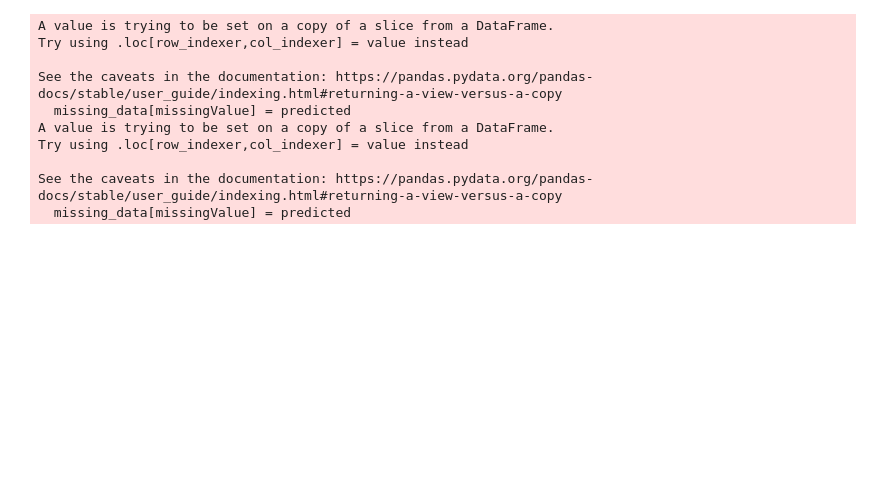
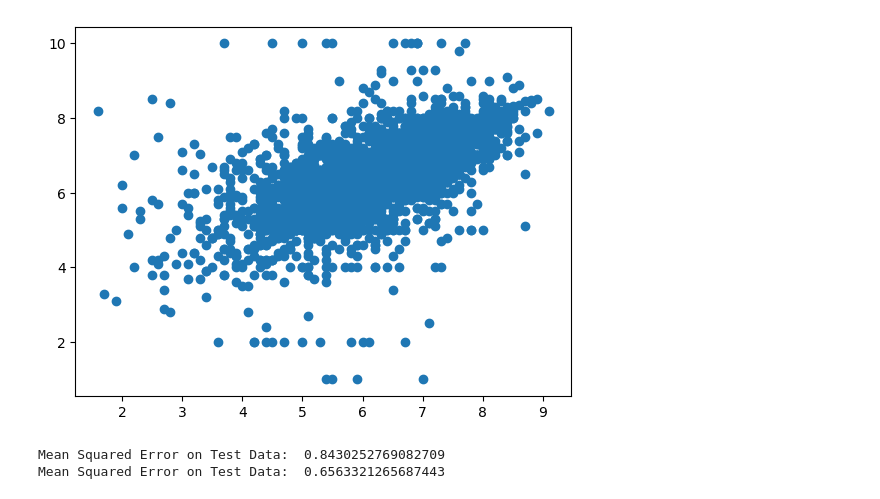
Before and after one commit to XiaoyingChen924/Movie_Popularity_Analysis, a Jupyter notebook: score.ipynb, the cells around one changed output. Saved outputs shown, nothing was run; the diff lists cells and outputs as text; code cells hidden in the pictures; blank space fills up the shorter version.

Commit message:
score analysis

```diff
--- a/score.ipynb
+++ b/score.ipynb
@@ -6,3 +10,10 @@ from sklearn.linear_model import LinearRegression
+# %%
+data = pd.read_csv("standardized.csv")
+# %%
+plt.scatter(x = data["imdb_score"], y = data["tmdb_score"])
+plt.show()
+# %% [output]
+[figure, added]
 # %%
 def regression(missingValue, predictedValue, file):
     data = pd.read_csv(file)
@@ -24,28 +42,15 @@ def regression(missingValue, predictedValue, file):
-# %%
-# data = pd.read_csv("movie_titles.csv")
-# # missing_data = data[data["imdb_score"].isnull()]
-# missing_data = data[data["imdb_score"].isnull() & ~data["tmdb_score"].isnull()]
-# non_missing_data = data.dropna(subset=["imdb_score", "tmdb_score"])
-
-# tmdb_score_train = non_missing_data[["tmdb_score"]]
-# imdb_score_train = non_missing_data["imdb_score"]
-
-# linear_model = LinearRegression()
-# linear_model.fit(tmdb_score_train, imdb_score_train)
-
-# predicted_imdb = linear_model.predict(missing_data[["tmdb_score"]])
-# missing_data["imdb_score"] = predicted_imdb
-
-regression("imdb_score", "tmdb_score", "movie_titles.csv")
-regression("tmdb_score", "imdb_score", "output.csv")
-# %% [output]
-A value is trying to be set on a copy of a slice from a DataFrame.
-Try using .loc[row_indexer,col_indexer] = value instead
-
-See the caveats in the documentation: https://pandas.pydata.org/pandas-docs/stable/user_guide/indexing.html#returning-a-view-versus-a-copy
-  missing_data[missingValue] = predicted
-A value is trying to be set on a copy of a slice from a DataFrame.
-Try using .loc[row_indexer,col_indexer] = value instead
-
-See the caveats in the documentation: https://pandas.pydata.org/pandas-docs/stable/user_guide/indexing.html#returning-a-view-versus-a-copy
-  missing_data[missingValue] = predicted
+# %%
+regression("imdb_score", "tmdb_score", "standardized.csv")
+regression("tmdb_score", "imdb_score", "score_processing.csv")
+
+data = pd.read_csv("score_processing.csv")
+data = data.dropna(subset = ["imdb_score", "tmdb_score"])
+data["weighted_avarage_score"] = 0.5 * data["imdb_score"] + 0.5 * data["tmdb_score"]
+data["weighted_avarage_score"] = data["weighted_avarage_score"].round(1)
+data.to_csv("score.csv", index = False)
+
+data = pd.read_csv("score.csv")
+data[["weighted_avarage_score", "weighted_average_popularity"]].to_csv("score.csv", index = False)
+# %% [output]
+Mean Squared Error on Test Data:  0.8430252769082709
+Mean Squared Error on Test Data:  0.6563321265687443
```
Also changed, not shown: parts of 5 cells of this notebook, 3 other files.
